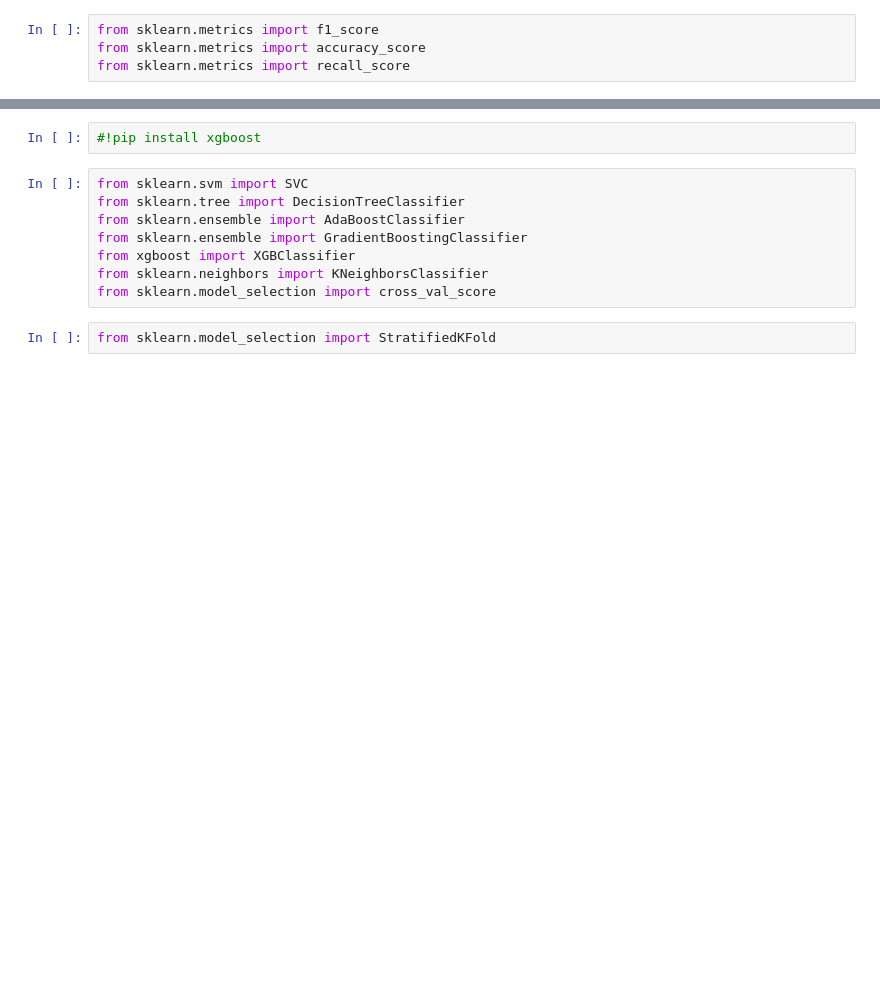
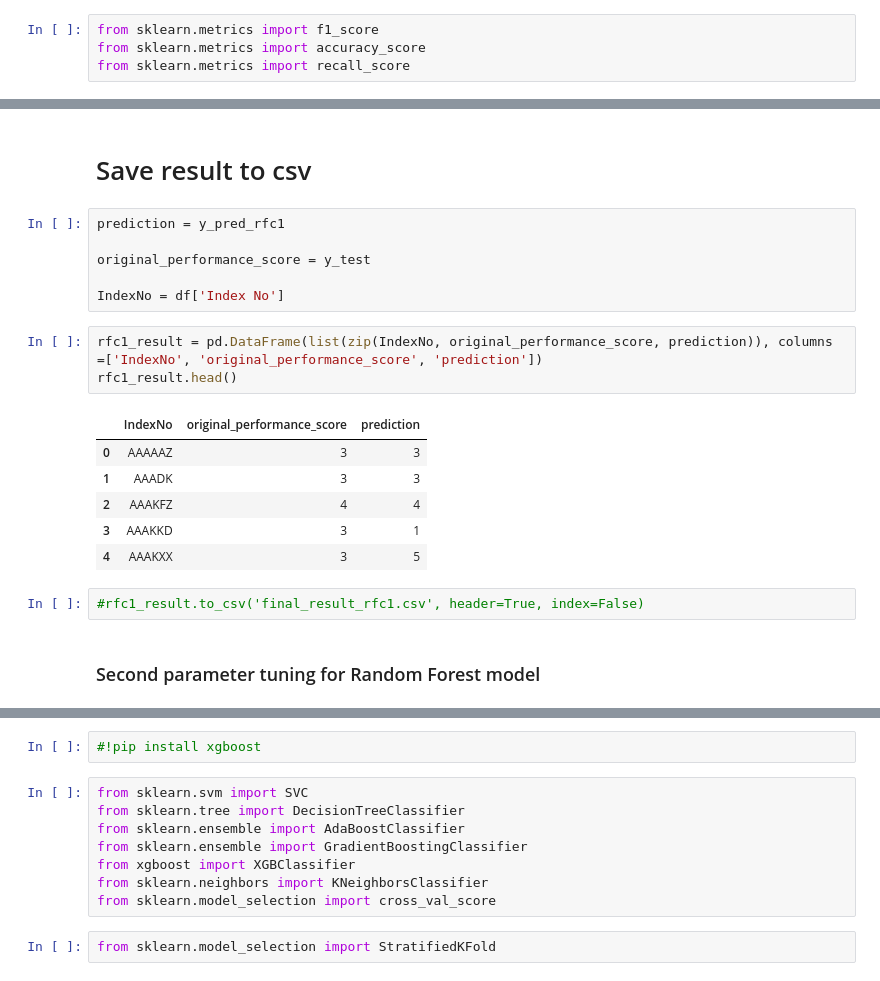
Before and after one commit to oliviahs/Python_practices, a Jupyter notebook: dw4_SMOTE.ipynb, the cells around one changed output, grey strips where cells are left out. Cells and saved outputs as stored; diff of their text form; blank space fills up the shorter version.

```diff
--- a/dw4_SMOTE.ipynb
+++ b/dw4_SMOTE.ipynb
@@ -387,0 +352,22 @@ Previous score:
+# %% [markdown]
+# Save result to csv
+# %%
+prediction = y_pred_rfc1
+
+original_performance_score = y_test
+
+IndexNo = df['Index No']
+# %%
+rfc1_result = pd.DataFrame(list(zip(IndexNo, original_performance_score, prediction)), columns =['IndexNo', 'original_performance_score', 'prediction'])
+rfc1_result.head()
+# %% [output]
+|  | IndexNo | original_performance_score | prediction |
+| 0 | AAAAAZ | 3 | 3 |
+| 1 | AAADK | 3 | 3 |
+| 2 | AAAKFZ | 4 | 4 |
+| 3 | AAAKKD | 3 | 1 |
+| 4 | AAAKXX | 3 | 5 |
+# %%
+#rfc1_result.to_csv('final_result_rfc1.csv', header=True, index=False)
+# %% [markdown]
+### Second parameter tuning for Random Forest model
```
Also changed, not shown: parts of 48 cells of this notebook.
